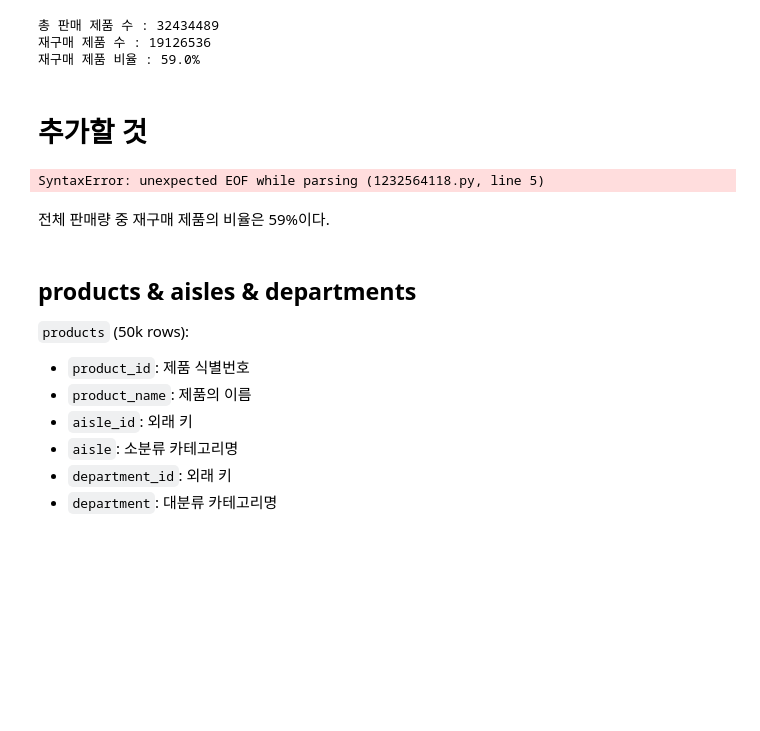
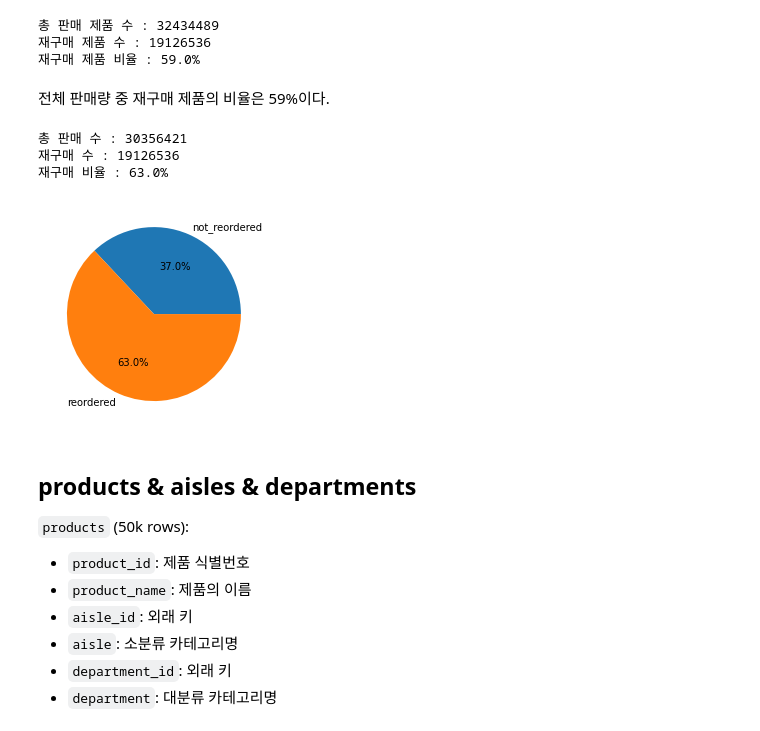
Before and after one commit to helperjby/Wishlist_project, a Jupyter notebook: 1. Data Description and Analysis.ipynb, the cells around one changed output. Saved outputs shown, nothing was run; the diff lists cells and outputs as text; code cells hidden in the pictures; blank space fills up the shorter version.

```diff
--- a/1. Data Description and Analysis.ipynb
+++ b/1. Data Description and Analysis.ipynb
@@ -28,7 +28,7 @@ import warnings
 warnings.filterwarnings('ignore')
 color = sns.color_palette()
 
-# PATH = '/content/drive/MyDrive/data/instacart-market-basket-analysis/prepared/' # csv파일이 들어있는 폴더 경로 지정
-PATH = 'D:/project/해커톤/data/'
+PATH = '/content/drive/MyDrive/data/instacart-market-basket-analysis/prepared/' # csv파일이 들어있는 폴더 경로 지정
+# PATH = 'D:/project/해커톤/data/'
 # %%
 # 구글 드라이브 마운트
@@ -409,13 +411,3 @@ print(f"재구매 제품 비율 : {(priors.reordered.sum() / priors.shape[0]) *
 총 판매 제품 수 : 32434489
 재구매 제품 수 : 19126536
 재구매 제품 비율 : 59.0%
-# %% [markdown]
-# 추가할 것
-# %%
-# 첫 주문을 제외한 총 판매 제품 중 재구매 제품의 비율
-
-print(
-print(
-print(
-# %% [output]
-SyntaxError: unexpected EOF while parsing (1232564118.py, line 5)
@@ -424,5 +414,23 @@ SyntaxError: unexpected EOF while parsing (1232564118.py, line 5)
 # %% [markdown]
 전체 판매량 중 재구매 제품의 비율은 59%이다.
+# %%
+# 첫 주문을 제외한 총 판매 제품 중 재구매 제품의 비율
+drop_1st_order = prior_df[prior_df.order_number != 1]
+
+print(f"총 판매 수 : {drop_1st_order.shape[0]}")
+print(f"재구매 수 : {drop_1st_order.reordered.sum()}")
+print(f"재구매 비율 : {(drop_1st_order.reordered.sum() / drop_1st_order.shape[0]) * 100:.1f}%")
+# %% [output]
+총 판매 수 : 30356421
+재구매 수 : 19126536
+재구매 비율 : 63.0%
+# %%
+# 첫주문 제외 재구매 비율 시각화
+pd.Series({'not_reordered': drop_1st_order.shape[0] - drop_1st_order.reordered.sum(), 'reordered': drop_1st_order.reordered.sum()}).plot.pie(autopct='%1.1f%%')
+plt.ylabel('')
+plt.show()
+# %% [output]
+[figure, added]
 # %% [markdown]
 ## products & aisles & departments
 
```
Also changed, not shown: parts of 3 cells of this notebook.
